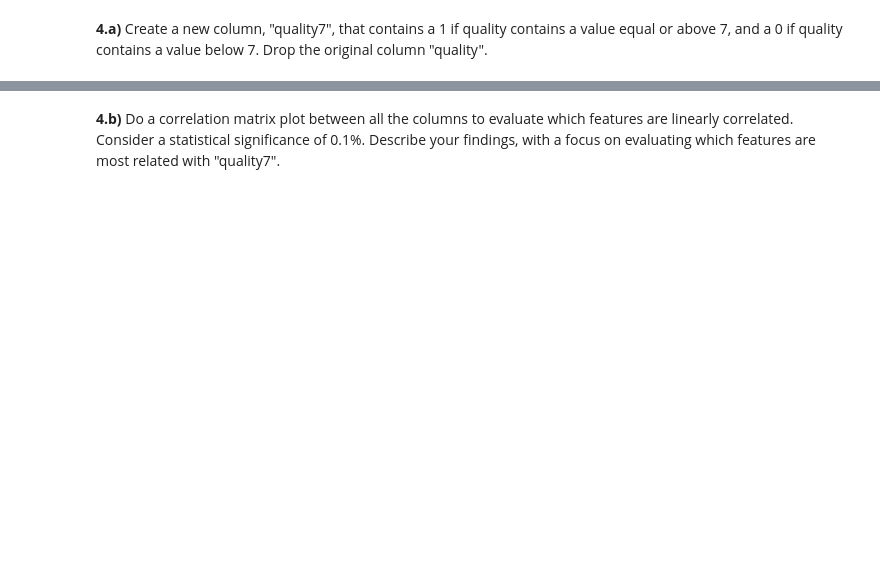
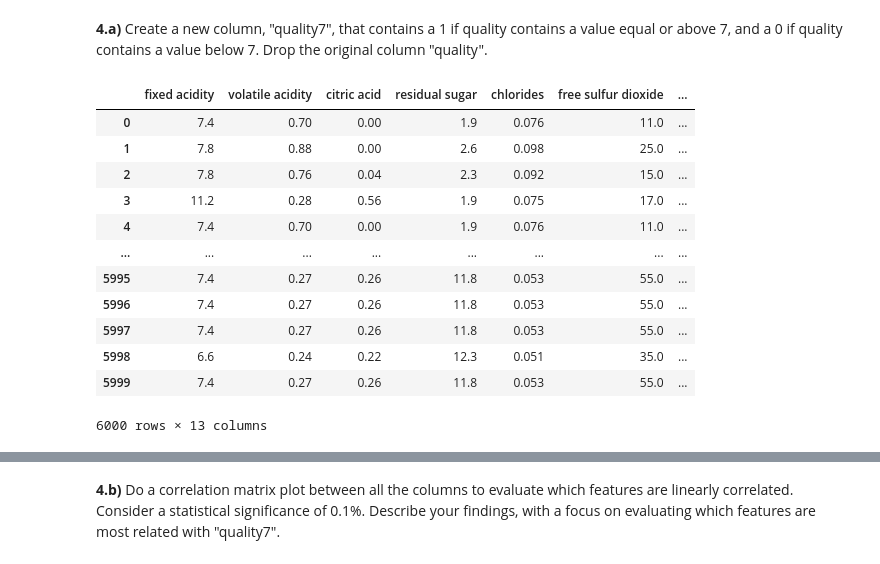
Before and after one commit to claramarto11/AAvanceproject, a Jupyter notebook: Lab2_assignment.ipynb, the cells around one changed output, grey strips where cells are left out. Drawn from its saved outputs; the diff is of its cells as text; code cells hidden in the pictures; blank space fills up the shorter version.

```diff
--- a/Lab2_assignment.ipynb
+++ b/Lab2_assignment.ipynb
@@ -104,2 +299,23 @@ Based on these results, which method is preferred for classifying new observatio
 # %% [markdown]
 **4.a)** Create a new column, "quality7", that contains a 1 if quality contains a value equal or above 7, and a 0 if quality contains a value below 7. Drop the original column "quality".
+# %%
+df2 = df.copy()
+df2 ['quality7'] = df ['quality']
+df2 = df2[['fixed acidity', 'volatile acidity', 'citric acid', 'residual sugar', 'chlorides', 'free sulfur dioxide', 'total sulfur dioxide',
+    'density', 'pH', 'sulphates', 'alcohol', 'type','quality7']]
+df2["quality7"] = (df2['quality7'] >= 7).astype(int)
+df2.head (6000)
+# %% [output]
+|  | fixed acidity | volatile acidity | citric acid | residual sugar | chlorides | free sulfur dioxide | ... |
+| 0 | 7.4 | 0.70 | 0.00 | 1.9 | 0.076 | 11.0 | ... |
+| 1 | 7.8 | 0.88 | 0.00 | 2.6 | 0.098 | 25.0 | ... |
+| 2 | 7.8 | 0.76 | 0.04 | 2.3 | 0.092 | 15.0 | ... |
+| 3 | 11.2 | 0.28 | 0.56 | 1.9 | 0.075 | 17.0 | ... |
+| 4 | 7.4 | 0.70 | 0.00 | 1.9 | 0.076 | 11.0 | ... |
+| ... | ... | ... | ... | ... | ... | ... | ... |
+| 5995 | 7.4 | 0.27 | 0.26 | 11.8 | 0.053 | 55.0 | ... |
+| 5996 | 7.4 | 0.27 | 0.26 | 11.8 | 0.053 | 55.0 | ... |
+| 5997 | 7.4 | 0.27 | 0.26 | 11.8 | 0.053 | 55.0 | ... |
+| 5998 | 6.6 | 0.24 | 0.22 | 12.3 | 0.051 | 35.0 | ... |
+| 5999 | 7.4 | 0.27 | 0.26 | 11.8 | 0.053 | 55.0 | ... |
+6000 rows × 13 columns
```
Also changed, not shown: parts of 30 cells of this notebook.
